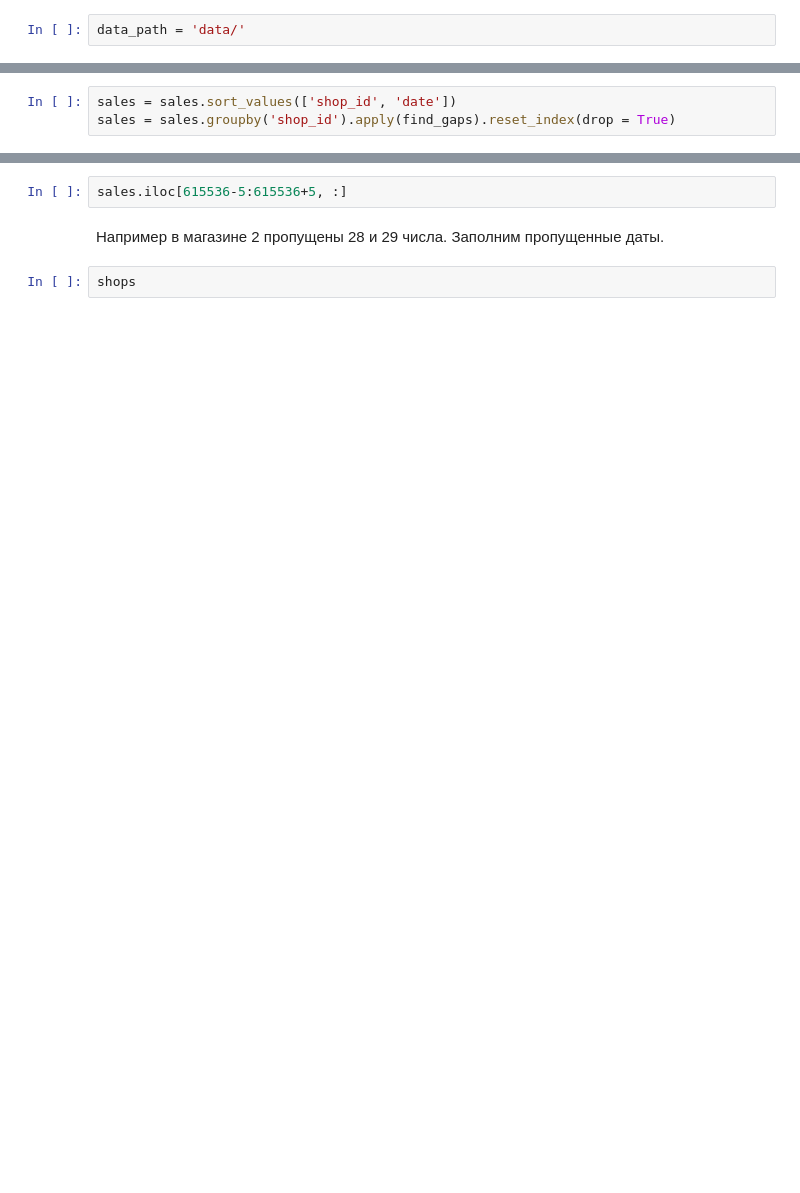
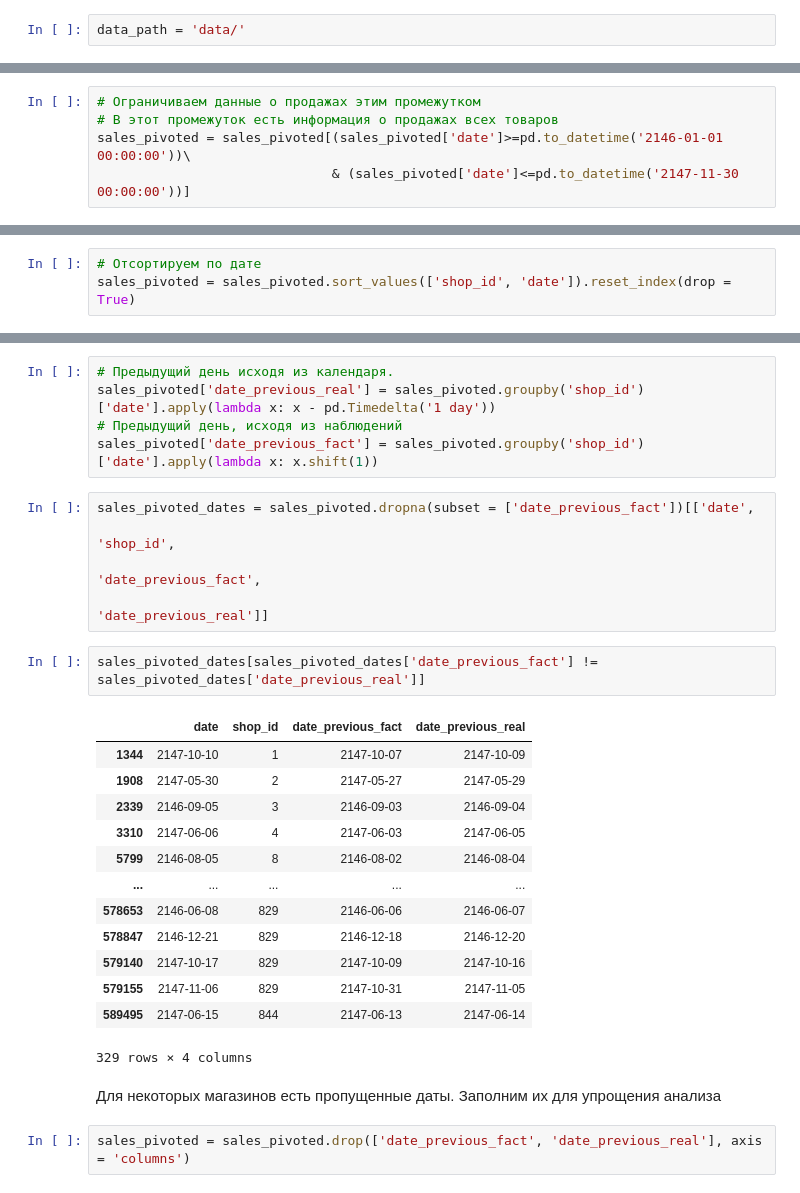
Before and after one commit to volico/gpn, a Jupyter notebook: data_prep.ipynb, the cells around one changed output, grey strips where cells are left out. Cells and saved outputs as stored; diff of their text form; blank space fills up the shorter version.

```diff
--- a/data_prep.ipynb
+++ b/data_prep.ipynb
@@ -67,0 +114,5 @@ def find_gaps(x):
+# %%
+# Ограничиваем данные о продажах этим промежутком
+# В этот промежуток есть информация о продажах всех товаров
+sales_pivoted = sales_pivoted[(sales_pivoted['date']>=pd.to_datetime('2146-01-01 00:00:00'))\
+                              & (sales_pivoted['date']<=pd.to_datetime('2147-11-30 00:00:00'))]
@@ -68,3 +121,3 @@ def find_gaps(x):
 # %%
-sales = sales.sort_values(['shop_id', 'date'])
-sales = sales.groupby('shop_id').apply(find_gaps).reset_index(drop = True)
+# Отсортируем по дате
+sales_pivoted = sales_pivoted.sort_values(['shop_id', 'date']).reset_index(drop = True)
@@ -73,8 +124,32 @@ sales[sales['date_shifted'] != sales['date_previous']]
-# %%
-sales.iloc[615536-5:615536+5, :]
-# %% [markdown]
-Например в магазине 2 пропущены 28 и 29 числа. Заполним пропущенные даты.
-# %%
-shops
+# %%
+# Предыдущий день исходя из календаря.
+sales_pivoted['date_previous_real'] = sales_pivoted.groupby('shop_id')['date'].apply(lambda x: x - pd.Timedelta('1 day'))
+# Предыдущий день, исходя из наблюдений
+sales_pivoted['date_previous_fact'] = sales_pivoted.groupby('shop_id')['date'].apply(lambda x: x.shift(1))
+# %%
+sales_pivoted_dates = sales_pivoted.dropna(subset = ['date_previous_fact'])[['date',
+                                                                             'shop_id',
+                                                                             'date_previous_fact',
+                                                                             'date_previous_real']]
+# %%
+sales_pivoted_dates[sales_pivoted_dates['date_previous_fact'] != sales_pivoted_dates['date_previous_real']]
+# %% [output]
+|  | date | shop_id | date_previous_fact | date_previous_real |
+| 1344 | 2147-10-10 | 1 | 2147-10-07 | 2147-10-09 |
+| 1908 | 2147-05-30 | 2 | 2147-05-27 | 2147-05-29 |
+| 2339 | 2146-09-05 | 3 | 2146-09-03 | 2146-09-04 |
+| 3310 | 2147-06-06 | 4 | 2147-06-03 | 2147-06-05 |
+| 5799 | 2146-08-05 | 8 | 2146-08-02 | 2146-08-04 |
+| ... | ... | ... | ... | ... |
+| 578653 | 2146-06-08 | 829 | 2146-06-06 | 2146-06-07 |
+| 578847 | 2146-12-21 | 829 | 2146-12-18 | 2146-12-20 |
+| 579140 | 2147-10-17 | 829 | 2147-10-09 | 2147-10-16 |
+| 579155 | 2147-11-06 | 829 | 2147-10-31 | 2147-11-05 |
+| 589495 | 2147-06-15 | 844 | 2147-06-13 | 2147-06-14 |
+329 rows × 4 columns
+# %% [markdown]
+Для некоторых магазинов есть пропущенные даты. Заполним их для упрощения анализа
+# %%
+sales_pivoted = sales_pivoted.drop(['date_previous_fact', 'date_previous_real'], axis = 'columns')
 # %%
 def filling_gaps(x):
```
Also changed, not shown: parts of 74 cells of this notebook, 6 other files.
